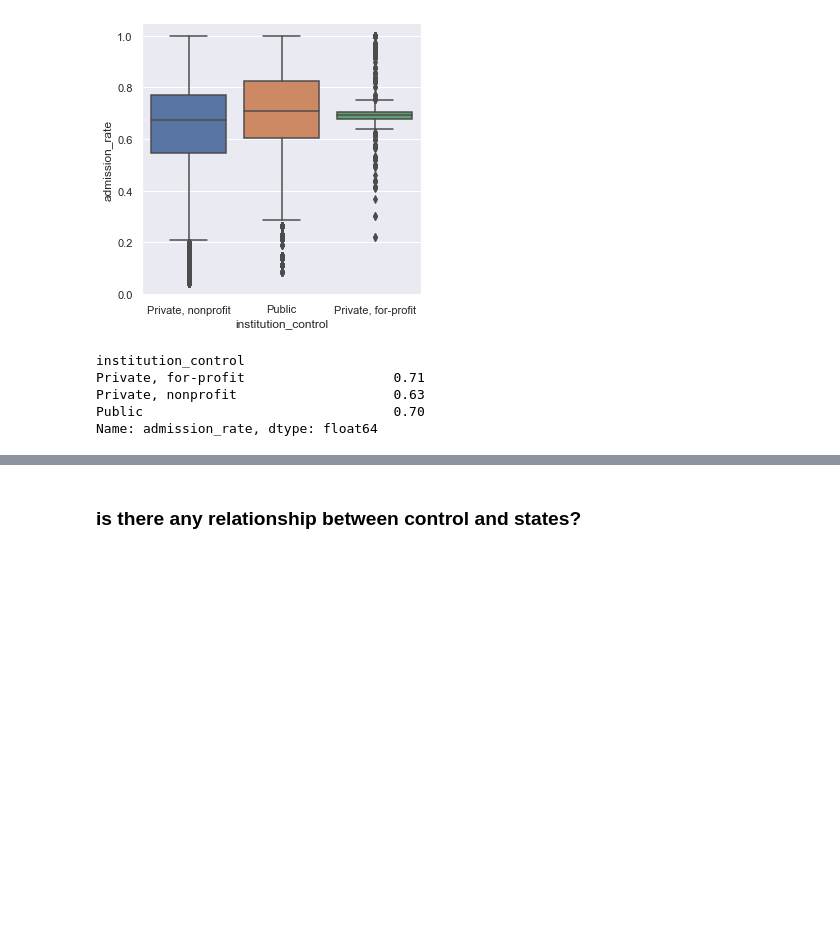
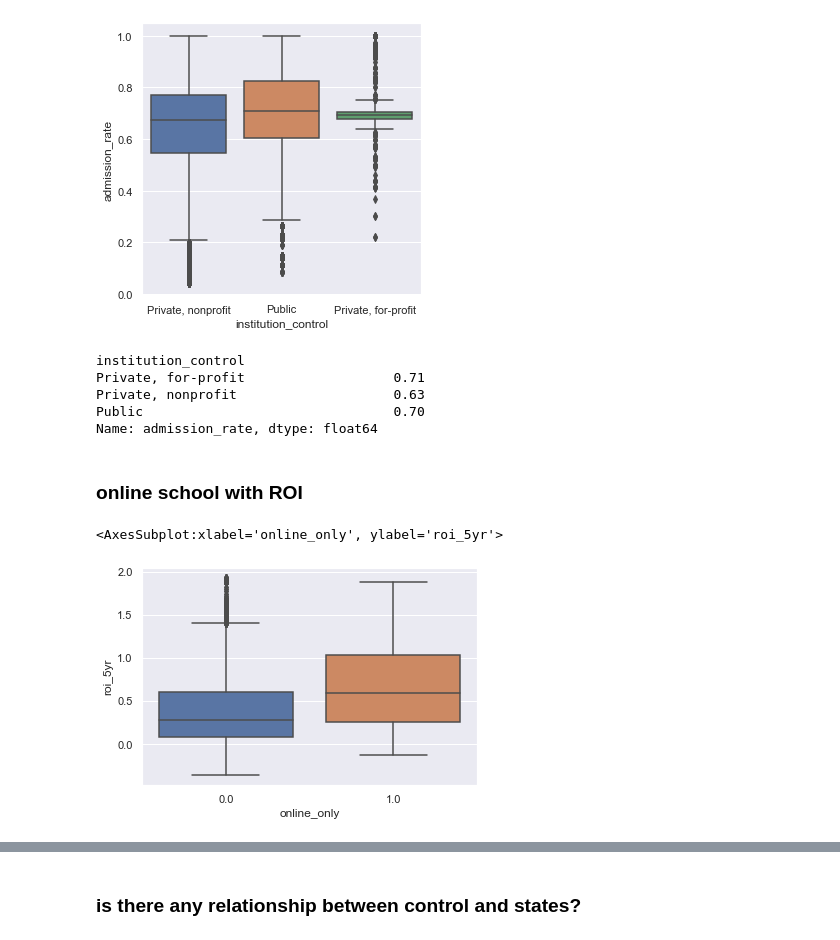
Before and after one commit to CDM-College-ROI/capstone_working_repo, a Jupyter notebook: cc_folder/cc_explore_basic_info.ipynb, the cells around one changed output, grey strips where cells are left out. Drawn from its saved outputs; the diff is of its cells as text; code cells hidden in the pictures; blank space fills up the shorter version.

```diff
--- a/cc_folder/cc_explore_basic_info.ipynb
+++ b/cc_folder/cc_explore_basic_info.ipynb
@@ -637,3 +637,10 @@ Public                                0.70
 Name: admission_rate, dtype: float64
 # %%
 # cc_prepare.nulls_by_col(train1).head()
+# %% [markdown]
+### online school with ROI
+# %%
+sns.boxplot(x='online_only', y='roi_5yr', data=train1)
+# %% [output]
+<AxesSubplot:xlabel='online_only', ylabel='roi_5yr'>
+[figure, added]
```
Also changed, not shown: parts of 5 cells of this notebook.
